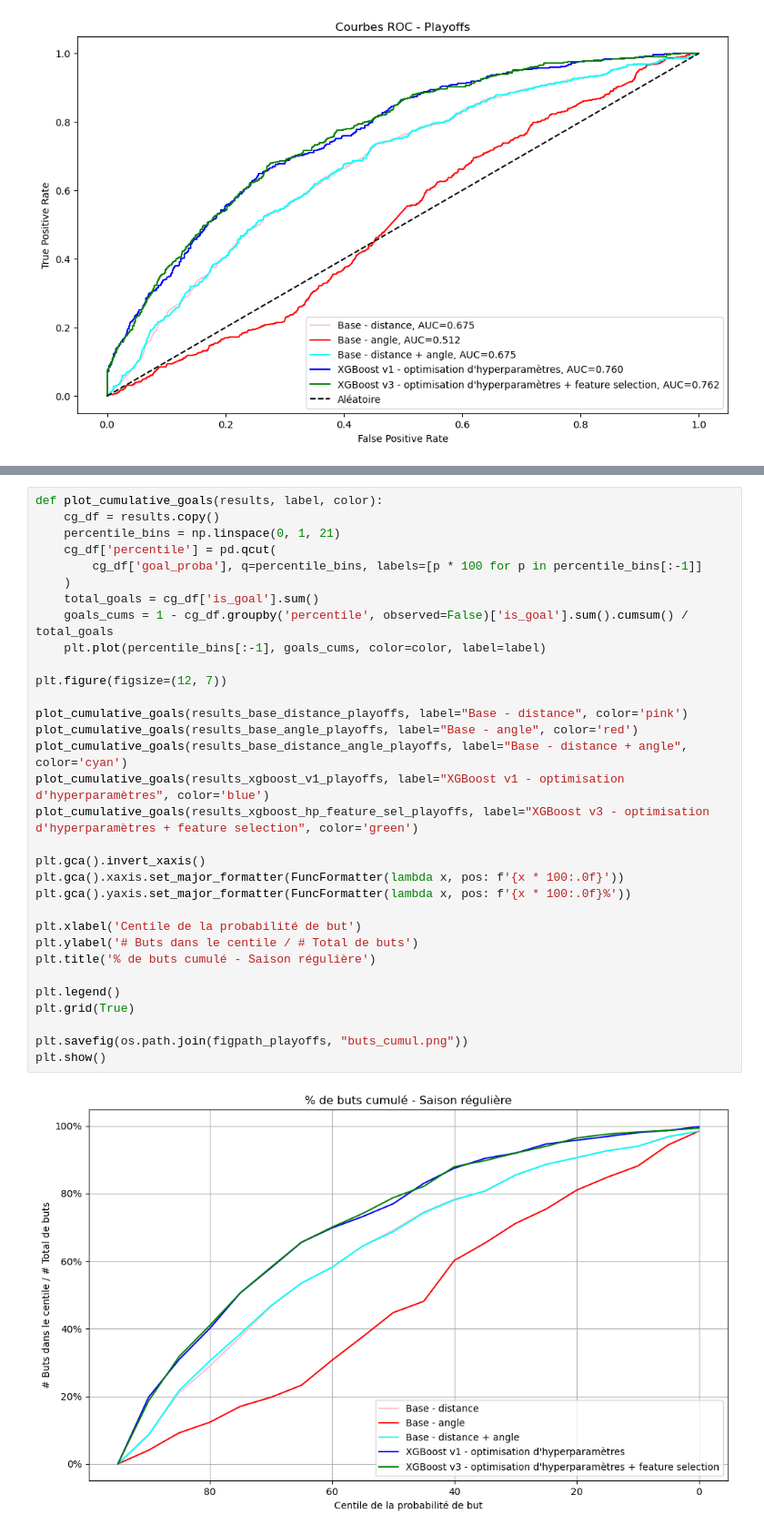
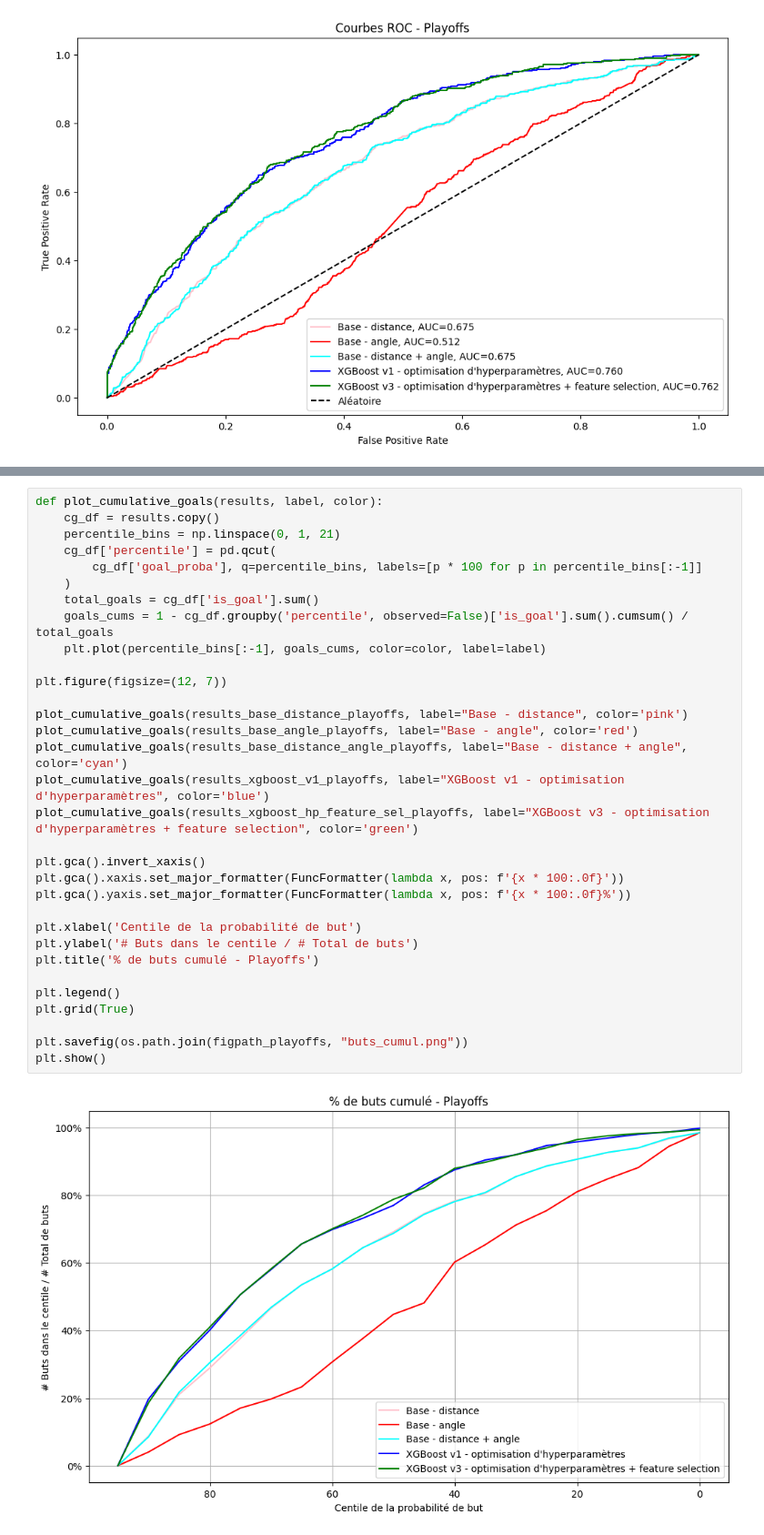
Before and after one commit to hypium/NHL_GoalPredictionApp, a Jupyter notebook: ift6758/models/test_set.ipynb, the cells around one changed output, grey strips where cells are left out. Shown at 91% size. Saved outputs shown, nothing was run; the diff lists cells and outputs as text.

```diff
--- a/ift6758/models/test_set.ipynb
+++ b/ift6758/models/test_set.ipynb
@@ -409,35 +409,35 @@ def plot_cumulative_goals(results, label, color):
     cg_df = results.copy()
     percentile_bins = np.linspace(0, 1, 21)
     cg_df['percentile'] = pd.qcut(
         cg_df['goal_proba'], q=percentile_bins, labels=[p * 100 for p in percentile_bins[:-1]]
     )
     total_goals = cg_df['is_goal'].sum()
     goals_cums = 1 - cg_df.groupby('percentile', observed=False)['is_goal'].sum().cumsum() / total_goals
     plt.plot(percentile_bins[:-1], goals_cums, color=color, label=label)
 
 plt.figure(figsize=(12, 7))
 
 plot_cumulative_goals(results_base_distance_playoffs, label="Base - distance", color='pink')
 plot_cumulative_goals(results_base_angle_playoffs, label="Base - angle", color='red')
 plot_cumulative_goals(results_base_distance_angle_playoffs, label="Base - distance + angle", color='cyan')
 plot_cumulative_goals(results_xgboost_v1_playoffs, label="XGBoost v1 - optimisation d'hyperparamètres", color='blue')
 plot_cumulative_goals(results_xgboost_hp_feature_sel_playoffs, label="XGBoost v3 - optimisation d'hyperparamètres + feature selection", color='green')
 
 plt.gca().invert_xaxis()
 plt.gca().xaxis.set_major_formatter(FuncFormatter(lambda x, pos: f'{x * 100:.0f}'))
 plt.gca().yaxis.set_major_formatter(FuncFormatter(lambda x, pos: f'{x * 100:.0f}%'))
 
 plt.xlabel('Centile de la probabilité de but')
 plt.ylabel('# Buts dans le centile / # Total de buts')
-plt.title('% de buts cumulé - Saison régulière')
+plt.title('% de buts cumulé - Playoffs')
 
 plt.legend()
 plt.grid(True)
 
 plt.savefig(os.path.join(figpath_playoffs, "buts_cumul.png"))
 plt.show()
 # %% [output]
-[figure, old version]
+[figure, new version]
 # %%
 def plot_calibration_curve(results, label, color):
     CalibrationDisplay.from_predictions(
```
Also changed, not shown: parts of 8 cells of this notebook, 17 other files.
